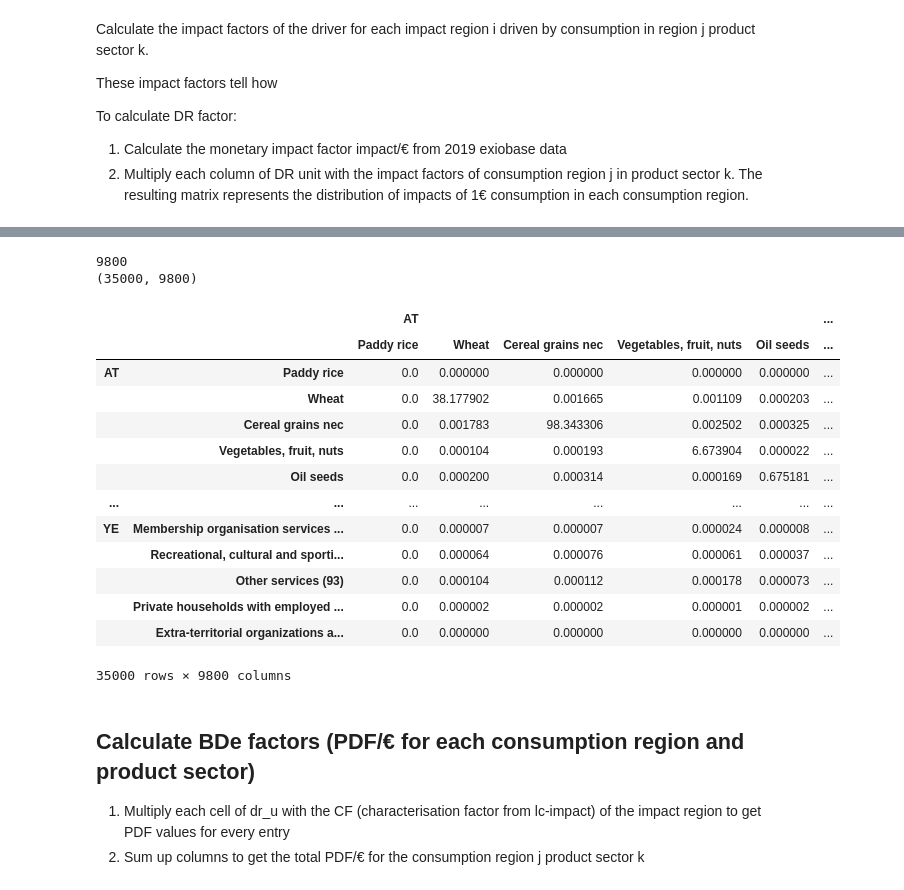
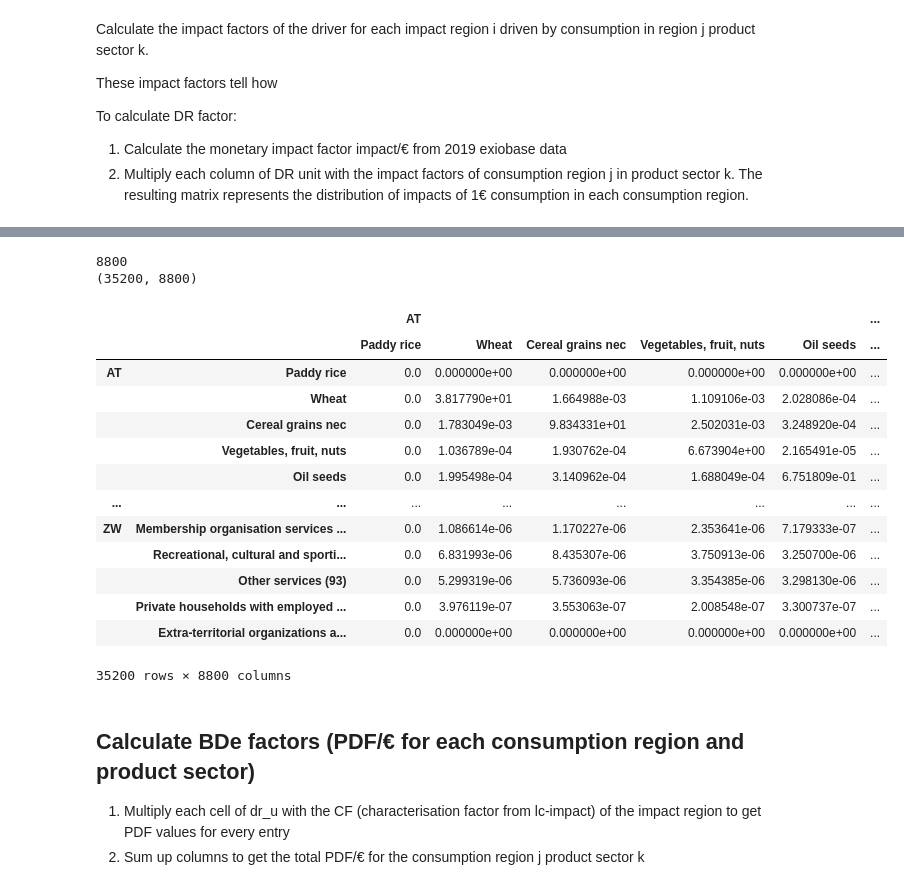
Before and after one commit to tterimaa/pdf-calculation, a Jupyter notebook: notebooks/pdf-pollution-acid.ipynb, the cells around one changed output, grey strips where cells are left out. Cells and saved outputs as stored; diff of their text form; code cells hidden in the pictures.

```diff
--- a/notebooks/pdf-pollution-acid.ipynb
+++ b/notebooks/pdf-pollution-acid.ipynb
@@ -430,4 +542,5 @@ dr_u_nh3
 # %%
+# SOx
 # augment dr_s to create dr_u
 
 # new regions are calculated by dividing their corresponding row region by the number of countries in the row region
@@ -452,7 +565,7 @@ dr_u_sox = dr_u_sox.drop(index=row_regions.keys(), level='region')
 
 # build a mapping of country codes to region dataframes
 country_to_region = {}
-for region in all_row_region_keys:
+for region in row_countries:
     if region in row_eu_countries:
         country_to_region[region] = we_sox
     elif region in row_asia_pacific_countries:
@@ -469,7 +582,7 @@ for region in all_row_region_keys:
 # add all new regions to dr_u
 all_indices = []
 all_data = []
-for region in all_row_region_keys:
+for region in row_countries:
     region_data = country_to_region[region].copy()
     idx = pd.MultiIndex.from_product([[region],region_data.index], names=['region', 'sector'])
     all_indices.append(idx)
@@ -483,6 +596,8 @@ combined_data = pd.concat(all_data)
 combined_data.index = combined_idx
 
 dr_u_sox = pd.concat([dr_u_sox, combined_data])
+# drop row region columns
+dr_u_sox = dr_u_sox.drop(columns=row_regions.keys(), axis=1, level=0)
 dr_u_sox
 # %% [output]
 |  |  | AT |  |  |  |  | ... |
@@ -508,15 +623,3 @@ These impact factors tell how
 To calculate DR factor:
 1. Calculate the monetary impact factor impact/€ from 2019 exiobase data
 2. Multiply each column of DR unit with the impact factors of consumption region j in product sector k. The resulting matrix represents the distribution of impacts of 1€ consumption in each consumption region.
-# %%
-# calculate the monetary impact factors from exiobase 2019 data
-
-#exio_19_diag_nox = exio3_19.satellite.diag_stressor(("NOx - combustion - air"))
-#exio_19_diag_nh3 = exio3_19.satellite.diag_stressor(("NH3 - combustion - air"))
-exio_19_diag_sox = exio3_19.satellite.diag_stressor(("SOx - combustion - air"))
-
-#exio3_19.diag_nox = exio_19_diag_nox
-#exio3_19.diag_nh3 = exio_19_diag_nh3
-exio3_19.diag_sox = exio_19_diag_sox
-
-exio3_19.calc_all()
@@ -523,47 +690,35 @@ exio3_19.calc_all()
 # %%
+# SOx
+
 # use 2019 impact factors for calculating dr_f
 # calculate dr_f - share of the driver of biodiversity loss in impact region i from the total amount of the driver that is driven by consumption in consumption region j, product sector k
-
-#dr_f_nox = dr_u_nox.copy()
-#dr_f_nh3 = dr_u_nh3.copy()
 dr_f_sox = dr_u_sox.copy()
-
-#total_nox = exio3_19.satellite.M.loc["NOx - combustion - air"]
-#total_nh3 = exio3_19.satellite.M.loc["NH3 - combustion - air"]
-total_sox = exio3_19.satellite.M.loc["SOx - combustion - air"]
-
-#scalars_nox = total_nox.to_numpy()
-#scalars_nh3 = total_nh3.to_numpy()
-scalars_sox = total_sox.to_numpy()
-
-#print(len(scalars_nox))
-#print(len(scalars_nh3))
-print(len(scalars_sox))
+satellite_cleaned = exio3_19.satellite.M.drop(columns=row_regions.keys(), axis=1, level=0)
+total = satellite_cleaned.loc["SOx - combustion - air"]
+scalars = total.to_numpy() # multipliers for each column
+print(len(scalars))
 print(dr_u_sox.shape)
 
-# multiply each column of dr_u by the respective column value from exio3_19 impact factors
-#dr_f_nox = dr_f_nox * scalars_nox
-#dr_f_nh3 = dr_f_nh3 * scalars_nh3
-dr_f_sox = dr_f_sox * scalars_sox
-
+# multiply each column of dr_u by the respective column value
+dr_f_sox = dr_f_sox * scalars
 dr_f_sox
 # %% [output]
-9800
-(35000, 9800)
+8800
+(35200, 8800)
 |  |  | AT |  |  |  |  | ... |
 |  |  | Paddy rice | Wheat | Cereal grains nec | Vegetables, fruit, nuts | Oil seeds | ... |
-| AT | Paddy rice | 0.0 | 0.000000 | 0.000000 | 0.000000 | 0.000000 | ... |
-|  | Wheat | 0.0 | 38.177902 | 0.001665 | 0.001109 | 0.000203 | ... |
-|  | Cereal grains nec | 0.0 | 0.001783 | 98.343306 | 0.002502 | 0.000325 | ... |
-|  | Vegetables, fruit, nuts | 0.0 | 0.000104 | 0.000193 | 6.673904 | 0.000022 | ... |
-|  | Oil seeds | 0.0 | 0.000200 | 0.000314 | 0.000169 | 0.675181 | ... |
+| AT | Paddy rice | 0.0 | 0.000000e+00 | 0.000000e+00 | 0.000000e+00 | 0.000000e+00 | ... |
+|  | Wheat | 0.0 | 3.817790e+01 | 1.664988e-03 | 1.109106e-03 | 2.028086e-04 | ... |
+|  | Cereal grains nec | 0.0 | 1.783049e-03 | 9.834331e+01 | 2.502031e-03 | 3.248920e-04 | ... |
+|  | Vegetables, fruit, nuts | 0.0 | 1.036789e-04 | 1.930762e-04 | 6.673904e+00 | 2.165491e-05 | ... |
+|  | Oil seeds | 0.0 | 1.995498e-04 | 3.140962e-04 | 1.688049e-04 | 6.751809e-01 | ... |
 | ... | ... | ... | ... | ... | ... | ... | ... |
-| YE | Membership organisation services ... | 0.0 | 0.000007 | 0.000007 | 0.000024 | 0.000008 | ... |
-|  | Recreational, cultural and sporti... | 0.0 | 0.000064 | 0.000076 | 0.000061 | 0.000037 | ... |
-|  | Other services (93) | 0.0 | 0.000104 | 0.000112 | 0.000178 | 0.000073 | ... |
-|  | Private households with employed ... | 0.0 | 0.000002 | 0.000002 | 0.000001 | 0.000002 | ... |
-|  | Extra-territorial organizations a... | 0.0 | 0.000000 | 0.000000 | 0.000000 | 0.000000 | ... |
+| ZW | Membership organisation services ... | 0.0 | 1.086614e-06 | 1.170227e-06 | 2.353641e-06 | 7.179333e-07 | ... |
+|  | Recreational, cultural and sporti... | 0.0 | 6.831993e-06 | 8.435307e-06 | 3.750913e-06 | 3.250700e-06 | ... |
+|  | Other services (93) | 0.0 | 5.299319e-06 | 5.736093e-06 | 3.354385e-06 | 3.298130e-06 | ... |
+|  | Private households with employed ... | 0.0 | 3.976119e-07 | 3.553063e-07 | 2.008548e-07 | 3.300737e-07 | ... |
+|  | Extra-territorial organizations a... | 0.0 | 0.000000e+00 | 0.000000e+00 | 0.000000e+00 | 0.000000e+00 | ... |
-35000 rows × 9800 columns
+35200 rows × 8800 columns
 # %% [markdown]
 ## Calculate BDe factors (PDF/€ for each consumption region and product sector)
 
```
Also changed, not shown: parts of 29 cells of this notebook, 1 other file.
